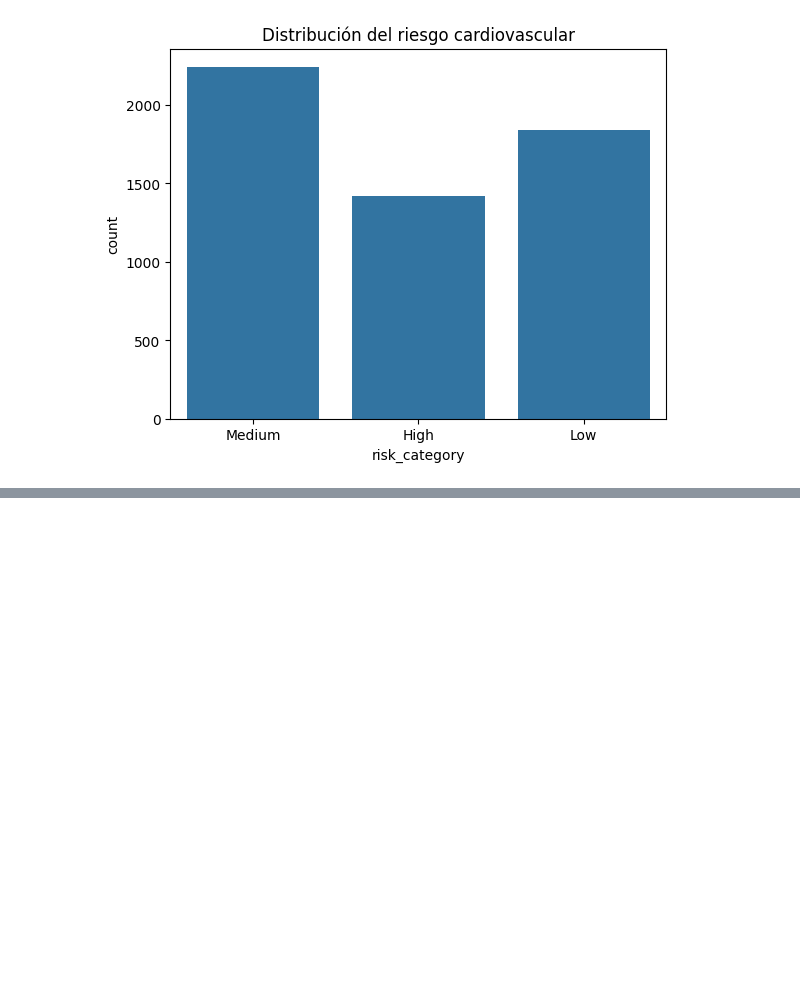
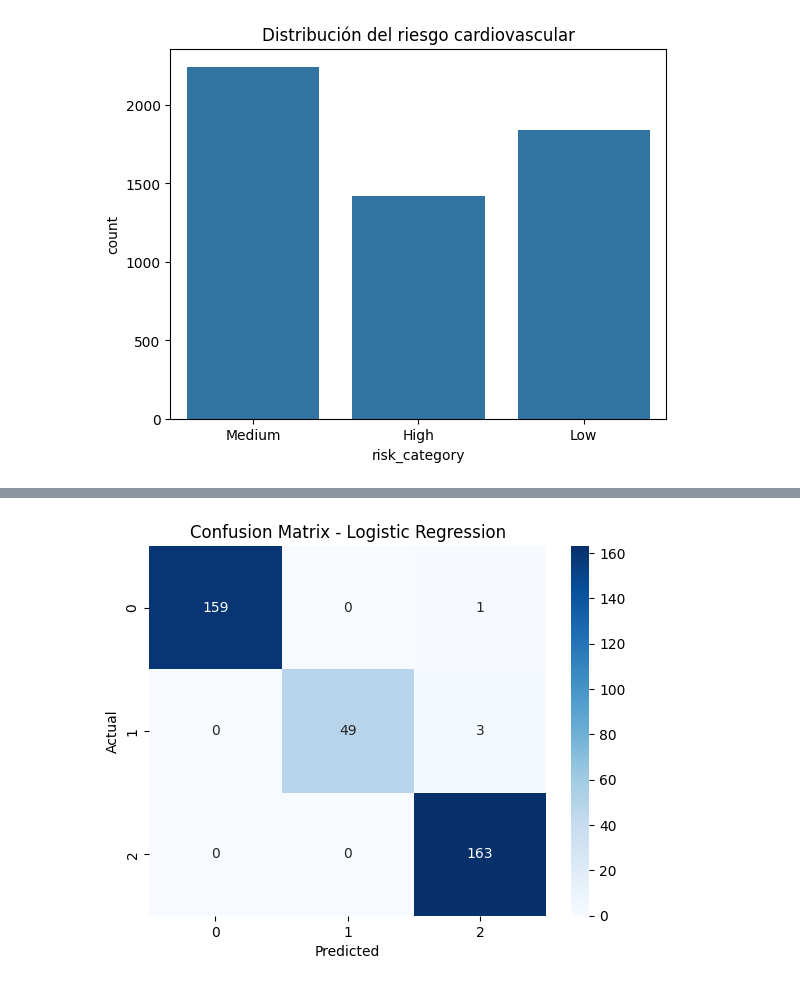
Before and after one commit to Grodriguezca/TFG-INF, a Jupyter notebook: TFGinformatica.ipynb, the cells around one changed output, grey strips where cells are left out. Saved outputs shown, nothing was run; the diff lists cells and outputs as text; code cells hidden in the pictures; blank space fills up the shorter version.

```diff
--- a/TFGinformatica.ipynb
+++ b/TFGinformatica.ipynb
@@ -66,0 +176,6 @@ plt.show()
+# %%
+df["risk_category"] = df["risk_category"].map({
+    "Low":0,
+    "Medium":1,
+    "High":2
+})
@@ -66,0 +186,7 @@ plt.show()
+# %%
+X = df.drop("risk_category", axis=1)
+y = df["risk_category"]
+
+X_train, X_test, y_train, y_test = train_test_split(
+    X, y, test_size=0.2, random_state=42
+)
@@ -66,0 +231,4 @@ plt.show()
+# %%
+model_lr = LogisticRegression(max_iter=5000)
+
+model_lr.fit(X_train, y_train)
@@ -66,0 +244,2 @@ plt.show()
+# %%
+y_pred_lr = model_lr.predict(X_test)
@@ -66,0 +262,10 @@ plt.show()
+# %%
+cm = confusion_matrix(y_test, y_pred_lr)
+
+sns.heatmap(cm, annot=True, fmt="d", cmap="Blues")
+plt.xlabel("Predicted")
+plt.ylabel("Actual")
+plt.title("Confusion Matrix - Logistic Regression")
+plt.show()
+# %% [output]
+[figure, added]
```
Also changed, not shown: parts of 25 cells of this notebook.
